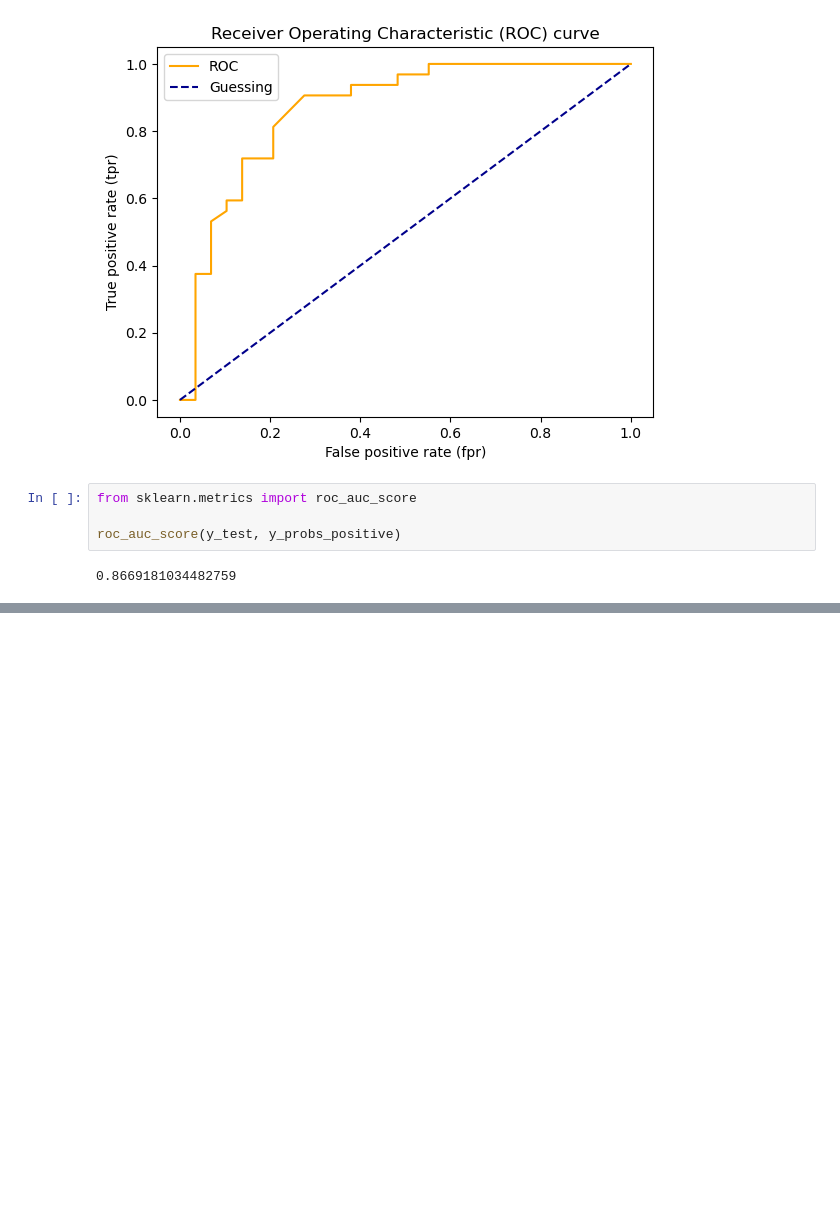
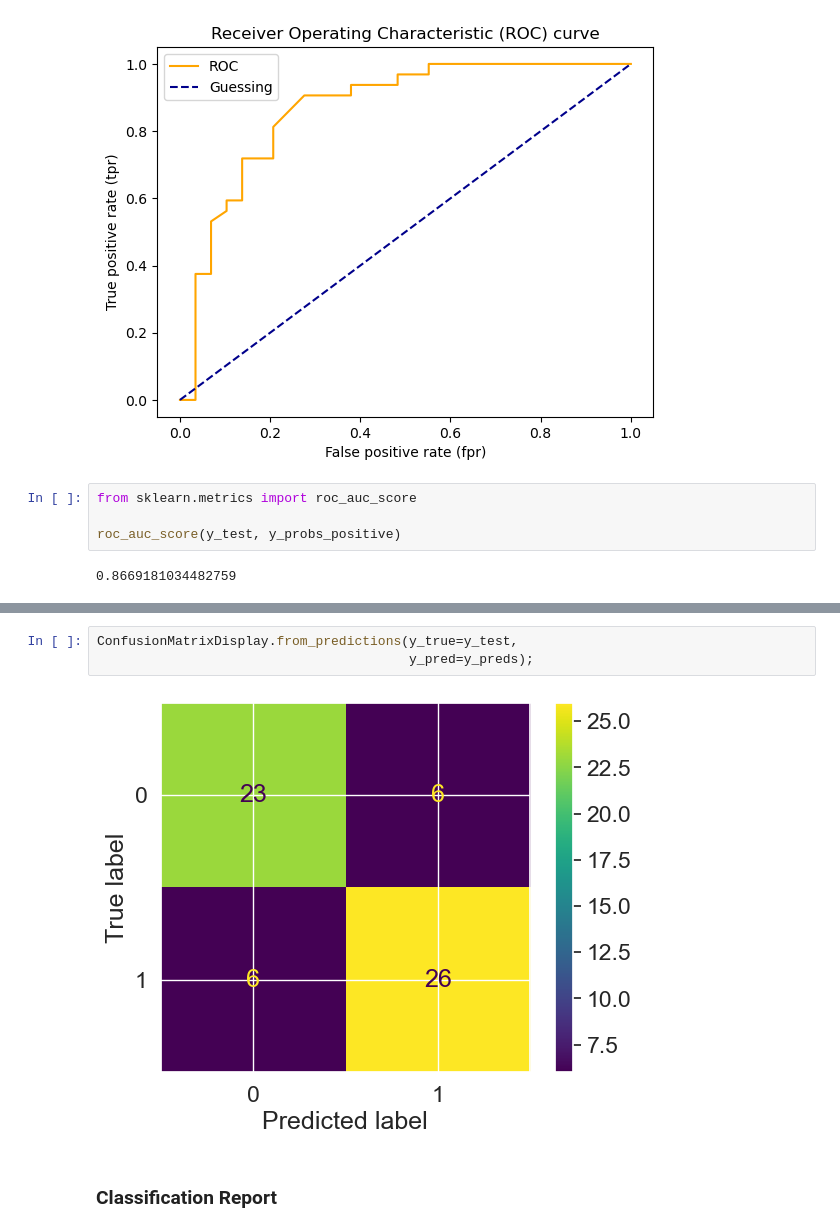
Before and after one commit to Tarun-Mittal-cell/dataAnalysisPandasNumpy, a Jupyter notebook: Introduction-to-scikit-learn.ipynb, the cells around one changed output, grey strips where cells are left out. Drawn from its saved outputs; the diff is of its cells as text; blank space fills up the shorter version.

```diff
--- a/Introduction-to-scikit-learn.ipynb
+++ b/Introduction-to-scikit-learn.ipynb
@@ -1380,0 +1368,7 @@ ConfusionMatrixDisplay.from_estimator(estimator=clf, X=X, y=y)
+# %%
+ConfusionMatrixDisplay.from_predictions(y_true=y_test,
+                                        y_pred=y_preds);
+# %% [output]
+[figure, added]
+# %% [markdown]
+### Classification Report
```
Also changed, not shown: parts of 30 cells of this notebook.
